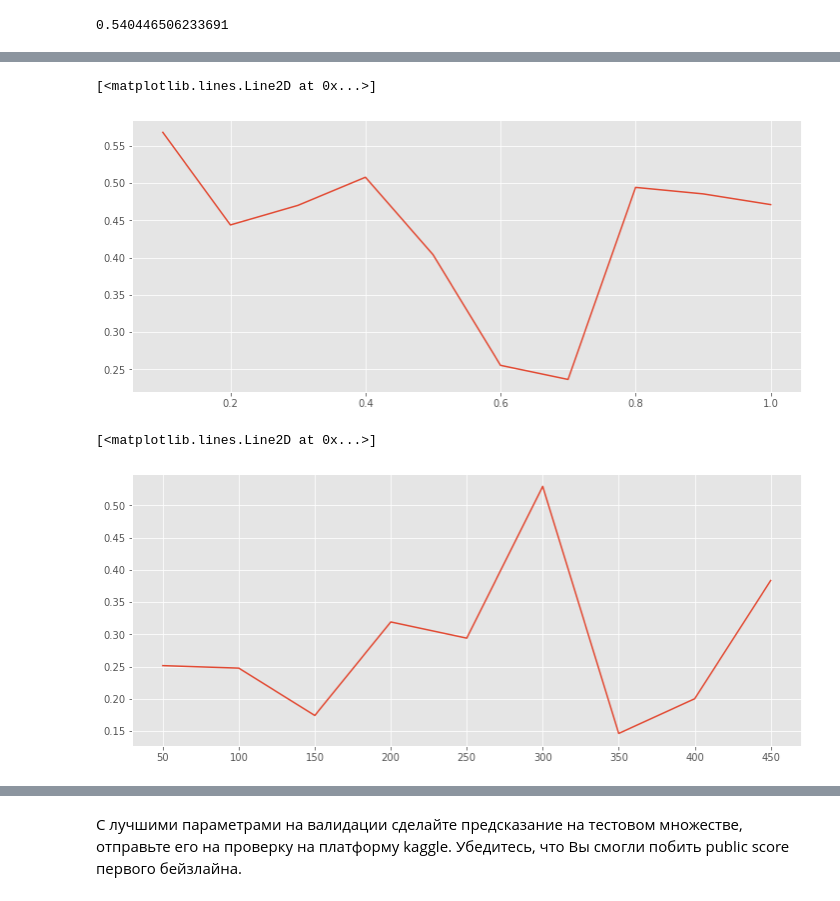
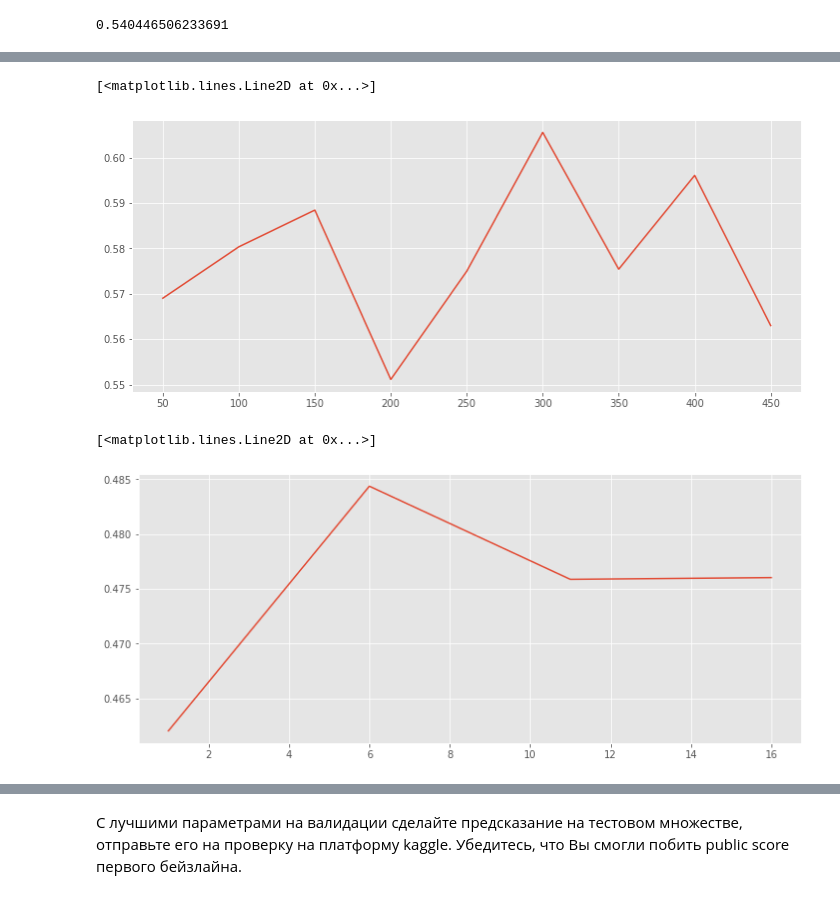
Before and after one commit to r-kasp/msu_ml_autumn2020, a Jupyter notebook: homework2/kasparyan_hw2_2.ipynb, the cells around one changed output, grey strips where cells are left out. Cells and saved outputs as stored; diff of their text form; code cells hidden in the pictures.

```diff
--- a/homework2/kasparyan_hw2_2.ipynb
+++ b/homework2/kasparyan_hw2_2.ipynb
@@ -695,3 +694,20 @@ y_validation_predict = np.array(y_validation_predict, dtype=int)
 f1_score(y_validation, y_validation_predict)
 # %% [output]
 0.540446506233691
+# %%
+coefs = [0.001, 0.0001, 0.00001, 0.000001, 0.0000001]
+num = [1,2,3,4,5]
+res = []
+for coef in coefs:
+    X_subtrain, X_validation, y_subtrain, y_validation = train_test_split(X_train, y_train, test_size = 0.3)
+    clf = MySGDClassifier(batch_generator, alpha = coef, C = 100, max_epoch = 2, model_type='lin_reg', Ca = 0.009, batch_size=15)
+    clf.fit(X_subtrain, y_subtrain)
+    y_validation_predict = clf.predict(X_validation)
+    for i in range(len(y_validation_predict)):
+        if (y_validation_predict[i] > 0.5):
+            y_validation_predict[i] = 1
+        else:
+            y_validation_predict[i] = 0
+    y_validation_predict = np.array(y_validation_predict, dtype=int)
+    res.append(f1_score(y_validation, y_validation_predict))
+plt.plot(num, res)
@@ -698,30 +717,28 @@ f1_score(y_validation, y_validation_predict)
 # %%
-coefs = np.linspace(0.1, 1, 10)
+coefs = np.arange(50, 500, 50)
 res = []
 for coef in coefs:
     X_subtrain, X_validation, y_subtrain, y_validation = train_test_split(X_train, y_train, test_size = 0.3)
-    clf = MySGDClassifier(batch_generator, alpha = coef, C = 100, max_epoch = 2, model_type='lin_reg', Ca = 0.009, batch_size=15)
-    clf.fit(X_subtrain, y_subtrain)
+    clf = MySGDClassifier(batch_generator, alpha = 0.000001, C = coef, max_epoch = 2, model_type='lin_reg', Ca = 0.009, batch_size=15)
     clf.fit(X_subtrain, y_subtrain)
     y_validation_predict = clf.predict(X_validation)
     for i in range(len(y_validation_predict)):
         if (y_validation_predict[i] > 0.5):
             y_validation_predict[i] = 1
         else:
             y_validation_predict[i] = 0
     y_validation_predict = np.array(y_validation_predict, dtype=int)
     res.append(f1_score(y_validation, y_validation_predict))
 plt.plot(coefs, res)
 # %% [output]
 [<matplotlib.lines.Line2D at 0x...>]
-[figure, old version]
+[figure, new version]
 # %%
-coefs = np.arange(50, 500, 50)
+coefs = np.arange(1, 20, 5)
 res = []
 for coef in coefs:
     X_subtrain, X_validation, y_subtrain, y_validation = train_test_split(X_train, y_train, test_size = 0.3)
-    clf = MySGDClassifier(batch_generator, alpha = 0.9, C = coef, max_epoch = 2, model_type='lin_reg', Ca = 0.009, batch_size=15)
-    clf.fit(X_subtrain, y_subtrain)
+    clf = MySGDClassifier(batch_generator, alpha = 0.000001, C = 300, max_epoch = coef, model_type='lin_reg', Ca = 0.009, batch_size=15)
     clf.fit(X_subtrain, y_subtrain)
     y_validation_predict = clf.predict(X_validation)
     for i in range(len(y_validation_predict)):
@@ -734,4 +751,4 @@ for coef in coefs:
 plt.plot(coefs, res)
 # %% [output]
 [<matplotlib.lines.Line2D at 0x...>]
-[figure, old version]
+[figure, new version]
```
Also changed, not shown: parts of 7 cells of this notebook.
